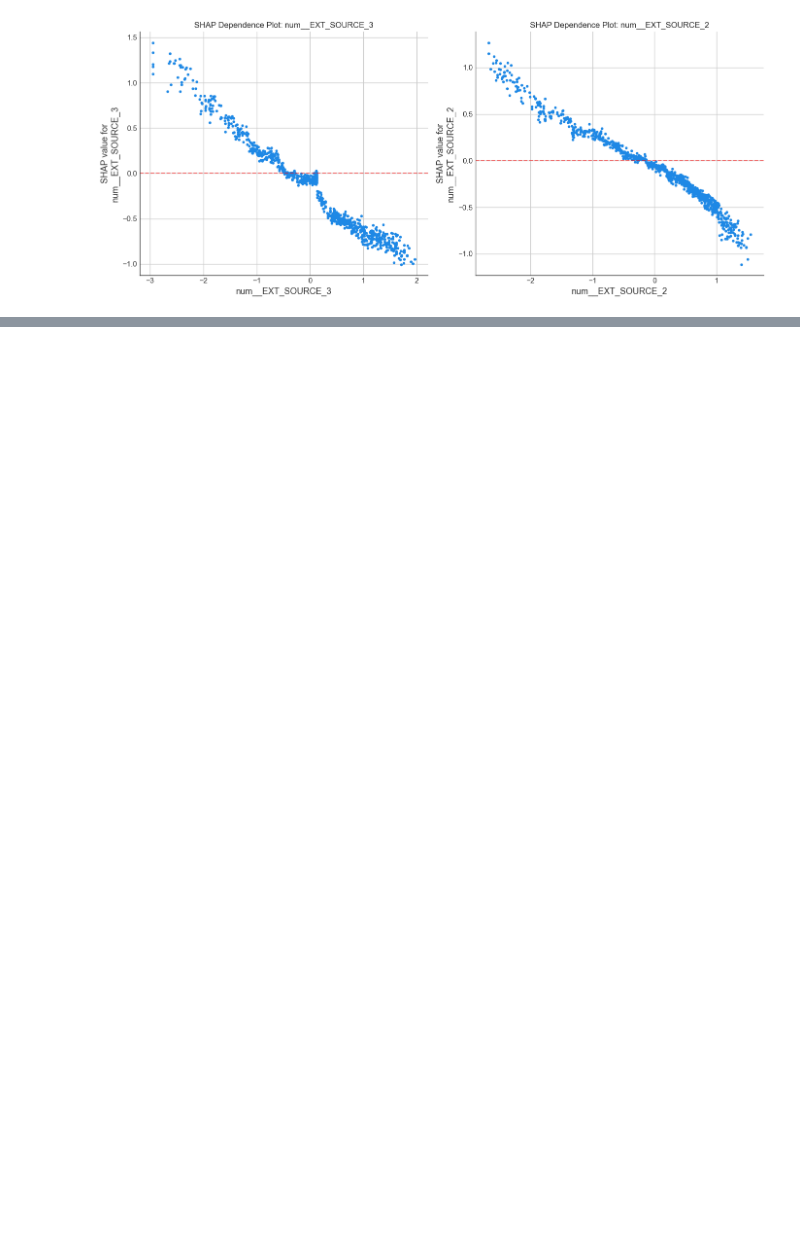
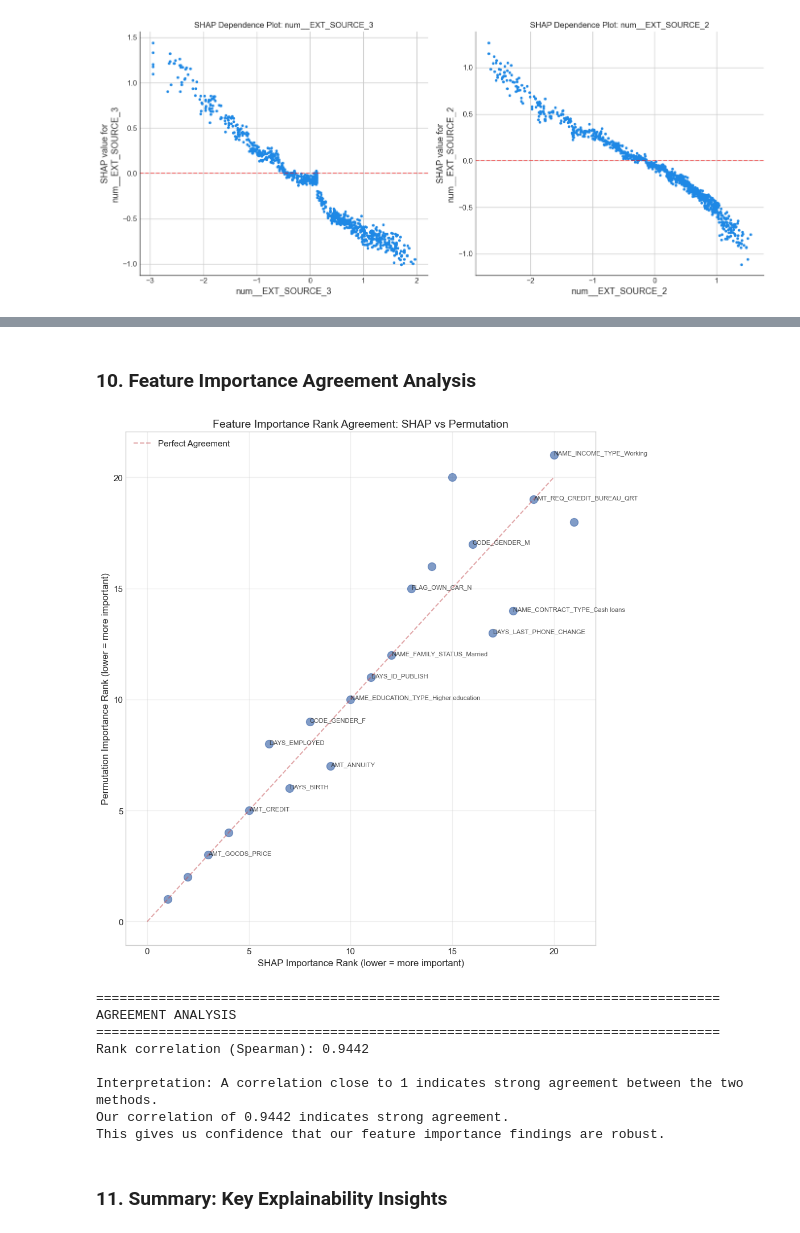
Before and after one commit to KimutaiHub/Loan-Default-Risk-Predictions, a Jupyter notebook: loan_default_risk_prediction.ipynb, the cells around one changed output, grey strips where cells are left out. Drawn from its saved outputs; the diff is of its cells as text; code cells hidden in the pictures; blank space fills up the shorter version.

```diff
--- a/loan_default_risk_prediction.ipynb
+++ b/loan_default_risk_prediction.ipynb
@@ -2874,0 +3144,49 @@ plt.show()
+# %% [markdown]
+### 10. Feature Importance Agreement Analysis
+# %%
+# Create comparison dataframe
+comparison_df = feature_importance_df.head(20).merge(
+    perm_importance_df.head(20), on='feature', how='outer'
+).fillna(0)
+
+comparison_df['shap_rank'] = comparison_df['mean_abs_shap'].rank(ascending=False)
+comparison_df['perm_rank'] = comparison_df['importance_mean'].rank(ascending=False)
+
+plt.figure(figsize=(10, 10))
+plt.scatter(comparison_df['shap_rank'], comparison_df['perm_rank'], alpha=0.7, s=100)
+
+# Add labels for top 10 in either method
+for _, row in comparison_df.head(15).iterrows():
+    plt.annotate(row['feature'].replace('num__', '').replace('cat__', '')[:40],
+                 (row['shap_rank'], row['perm_rank']),
+                 fontsize=8, alpha=0.8)
+
+plt.plot([0, 20], [0, 20], 'r--', alpha=0.5, label='Perfect Agreement')
+plt.xlabel('SHAP Importance Rank (lower = more important)')
+plt.ylabel('Permutation Importance Rank (lower = more important)')
+plt.title('Feature Importance Rank Agreement: SHAP vs Permutation', fontsize=14)
+plt.legend()
+plt.grid(alpha=0.3)
+plt.tight_layout()
+plt.show()
+
+print("\n" + "="*80)
+print("AGREEMENT ANALYSIS")
+print("="*80)
+correlation = comparison_df['shap_rank'].corr(comparison_df['perm_rank'])
+print(f"Rank correlation (Spearman): {correlation:.4f}")
+print(f"\nInterpretation: A correlation close to 1 indicates strong agreement between the two methods.")
+print(f"Our correlation of {correlation:.4f} indicates {'strong' if correlation > 0.7 else 'moderate' if correlation > 0.5 else 'weak'} agreement.")
+print(f"This gives us confidence that our feature importance findings are robust.")
+# %% [output]
+[figure, added]
+================================================================================
+AGREEMENT ANALYSIS
+================================================================================
+Rank correlation (Spearman): 0.9442
+
+Interpretation: A correlation close to 1 indicates strong agreement between the two methods.
+Our correlation of 0.9442 indicates strong agreement.
+This gives us confidence that our feature importance findings are robust.
+# %% [markdown]
+### 11. Summary: Key Explainability Insights
```
Also changed, not shown: parts of 27 cells of this notebook.
